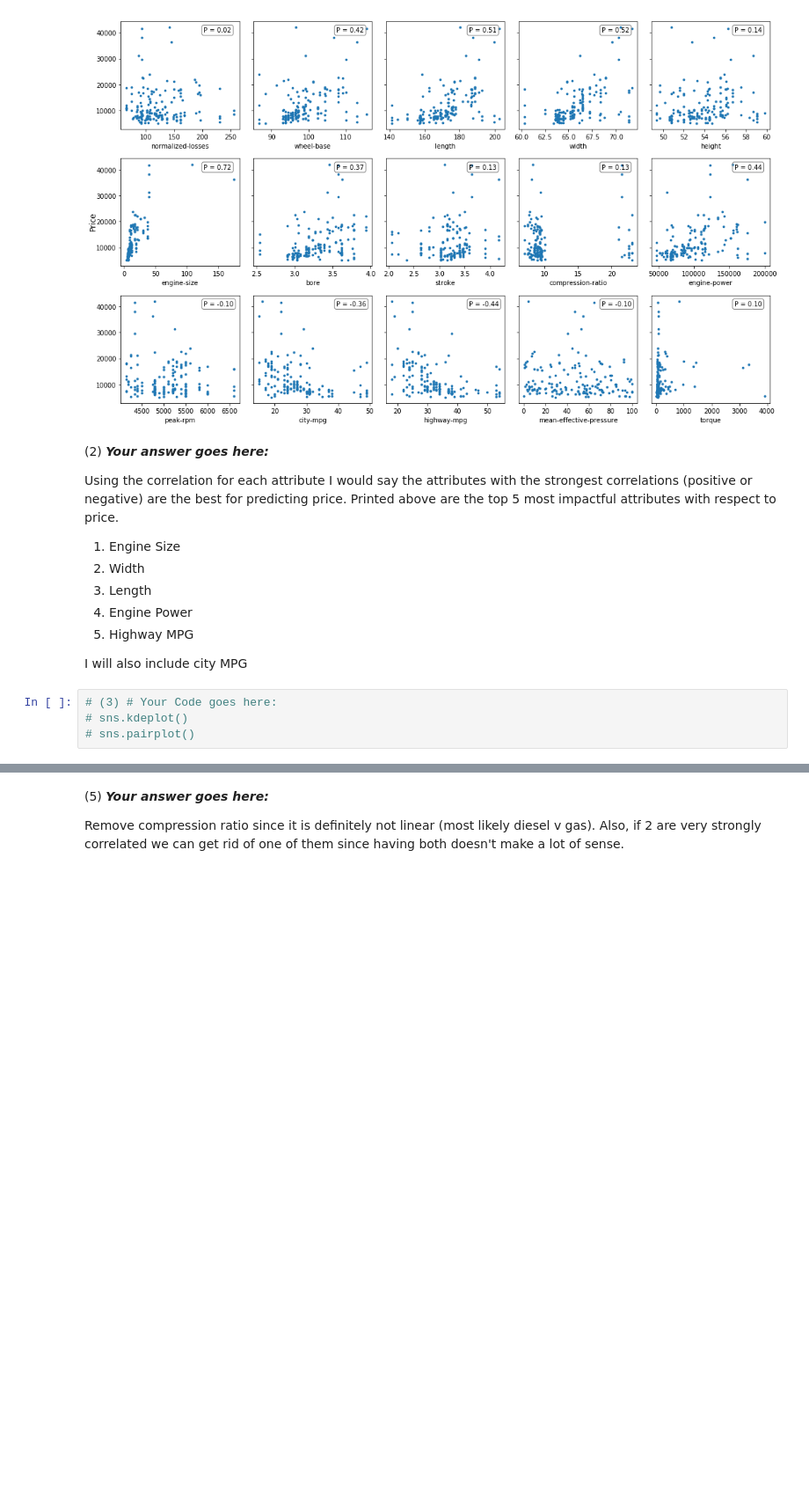
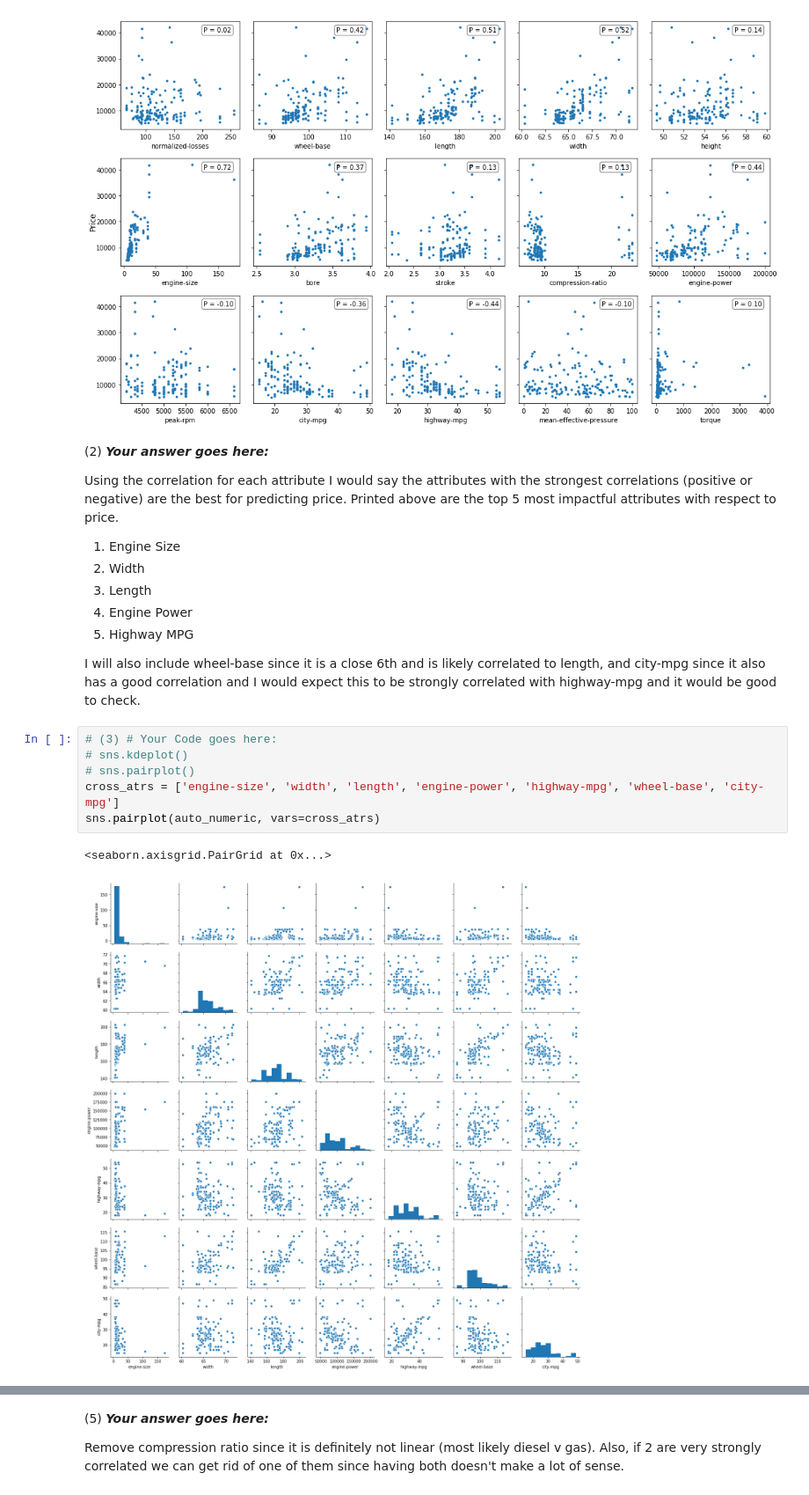
Before and after one commit to stuphys1729/IAML, a Jupyter notebook: Assignments/02_LinearRegression.ipynb, the cells around one changed output, grey strips where cells are left out. Shown: that part at 88% size. Drawn from its saved outputs; the diff is of its cells as text; blank space fills up the shorter version.

```diff
--- a/Assignments/02_LinearRegression.ipynb
+++ b/Assignments/02_LinearRegression.ipynb
@@ -204,8 +204,13 @@ Using the correlation for each attribute I would say the attributes with the str
 4. Engine Power
 5. Highway MPG
 
-I will also include city MPG
+I will also include wheel-base since it is a close 6th and is likely correlated to length, and city-mpg since it also has a good correlation and I would expect this to be strongly correlated with highway-mpg and it would be good to check.
 # %%
 # (3) # Your Code goes here:
 # sns.kdeplot()
 # sns.pairplot()
+cross_atrs = ['engine-size', 'width', 'length', 'engine-power', 'highway-mpg', 'wheel-base', 'city-mpg']
+sns.pairplot(auto_numeric, vars=cross_atrs)
+# %% [output]
+<seaborn.axisgrid.PairGrid at 0x...>
+[figure, added]
```
Also changed, not shown: parts of 12 cells of this notebook.
